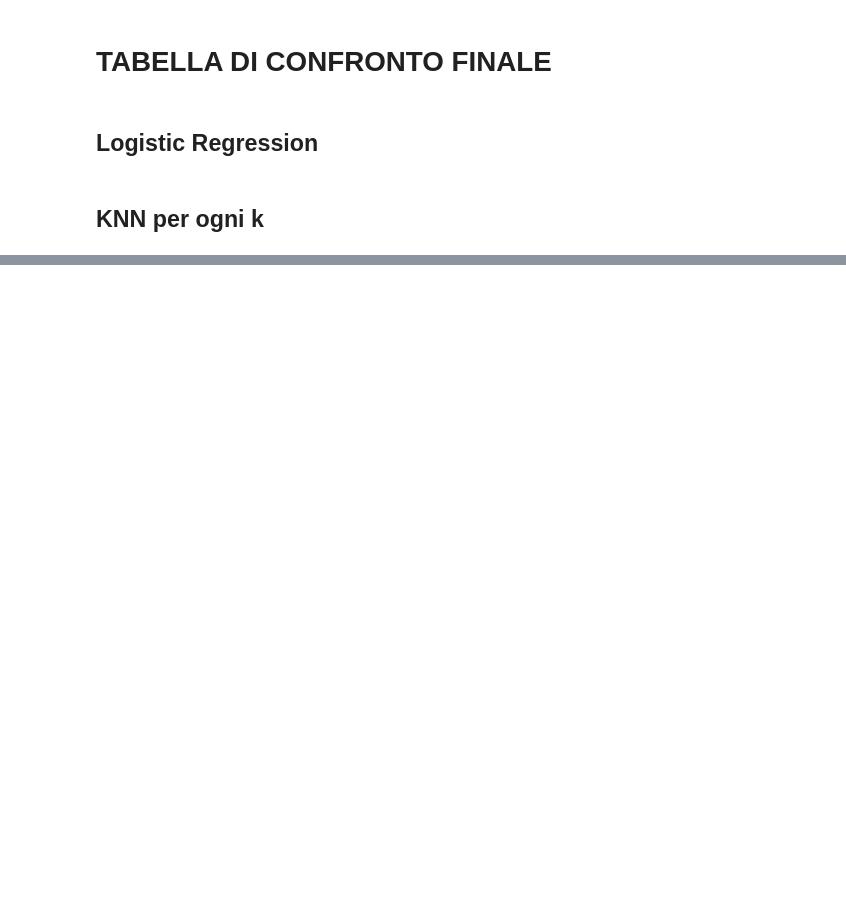
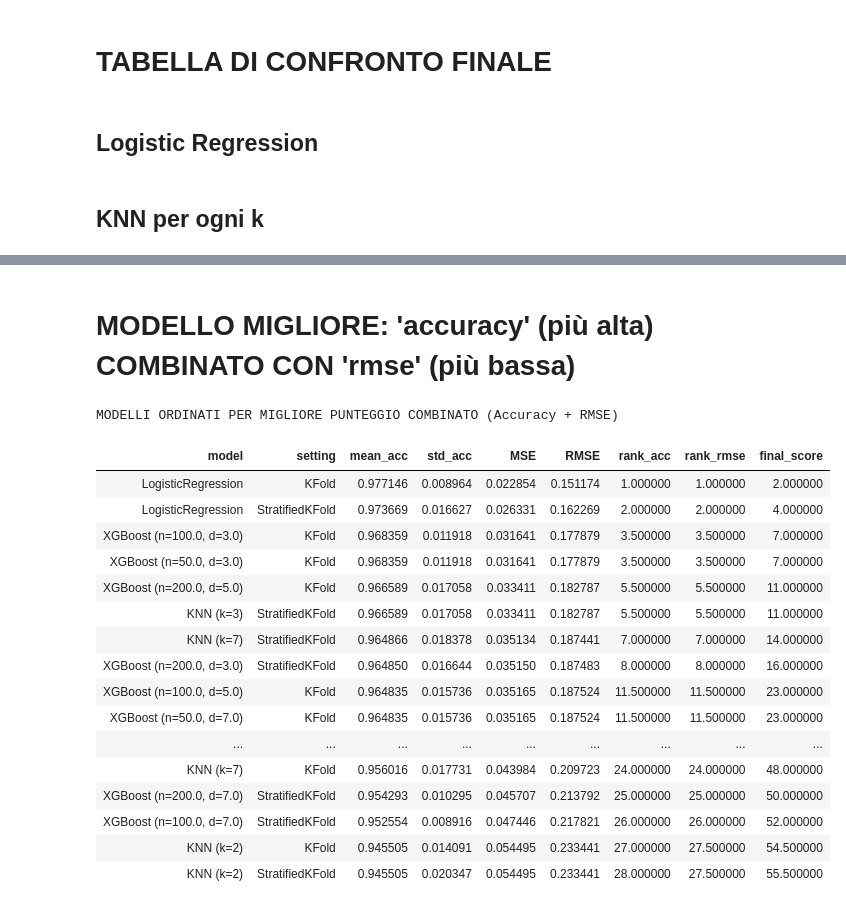
Before and after one commit to ashuraWho/Anzellotti_DepositoCorso, a Jupyter notebook: CORSO PYTHON/17. Gio 04-12 2025/Breast Cancer/analisi.ipynb, the cells around one changed output, grey strips where cells are left out. Saved outputs shown, nothing was run; the diff lists cells and outputs as text; code cells hidden in the pictures; blank space fills up the shorter version.

```diff
--- a/CORSO PYTHON/17. Gio 04-12 2025/Breast Cancer/analisi.ipynb
+++ b/CORSO PYTHON/17. Gio 04-12 2025/Breast Cancer/analisi.ipynb
@@ -296,0 +339,31 @@ Tabella confronto finale (CV)
+# %% [markdown]
+# MODELLO MIGLIORE: 'accuracy' (più alta) COMBINATO CON 'rmse' (più bassa)
+# %%
+df_summary["rank_acc"] = df_summary["mean_acc"].rank(ascending=False)
+df_summary["rank_rmse"] = df_summary["RMSE"].rank(ascending=True)
+
+df_summary["final_score"] = df_summary["rank_acc"] + df_summary["rank_rmse"]
+
+sorted_combined = df_summary.sort_values(by="final_score", ascending=True)
+
+print("MODELLI ORDINATI PER MIGLIORE PUNTEGGIO COMBINATO (Accuracy + RMSE)")
+display(sorted_combined.style.hide(axis="index"))
+# %% [output]
+MODELLI ORDINATI PER MIGLIORE PUNTEGGIO COMBINATO (Accuracy + RMSE)
+| model | setting | mean_acc | std_acc | MSE | RMSE | rank_acc | rank_rmse | final_score |
+| LogisticRegression | KFold | 0.977146 | 0.008964 | 0.022854 | 0.151174 | 1.000000 | 1.000000 | 2.000000 |
+| LogisticRegression | StratifiedKFold | 0.973669 | 0.016627 | 0.026331 | 0.162269 | 2.000000 | 2.000000 | 4.000000 |
+| XGBoost (n=100.0, d=3.0) | KFold | 0.968359 | 0.011918 | 0.031641 | 0.177879 | 3.500000 | 3.500000 | 7.000000 |
+| XGBoost (n=50.0, d=3.0) | KFold | 0.968359 | 0.011918 | 0.031641 | 0.177879 | 3.500000 | 3.500000 | 7.000000 |
+| XGBoost (n=200.0, d=5.0) | KFold | 0.966589 | 0.017058 | 0.033411 | 0.182787 | 5.500000 | 5.500000 | 11.000000 |
+| KNN (k=3) | StratifiedKFold | 0.966589 | 0.017058 | 0.033411 | 0.182787 | 5.500000 | 5.500000 | 11.000000 |
+| KNN (k=7) | StratifiedKFold | 0.964866 | 0.018378 | 0.035134 | 0.187441 | 7.000000 | 7.000000 | 14.000000 |
+| XGBoost (n=200.0, d=3.0) | StratifiedKFold | 0.964850 | 0.016644 | 0.035150 | 0.187483 | 8.000000 | 8.000000 | 16.000000 |
+| XGBoost (n=100.0, d=5.0) | KFold | 0.964835 | 0.015736 | 0.035165 | 0.187524 | 11.500000 | 11.500000 | 23.000000 |
+| XGBoost (n=50.0, d=7.0) | KFold | 0.964835 | 0.015736 | 0.035165 | 0.187524 | 11.500000 | 11.500000 | 23.000000 |
+| ... | ... | ... | ... | ... | ... | ... | ... | ... |
+| KNN (k=7) | KFold | 0.956016 | 0.017731 | 0.043984 | 0.209723 | 24.000000 | 24.000000 | 48.000000 |
+| XGBoost (n=200.0, d=7.0) | StratifiedKFold | 0.954293 | 0.010295 | 0.045707 | 0.213792 | 25.000000 | 25.000000 | 50.000000 |
+| XGBoost (n=100.0, d=7.0) | StratifiedKFold | 0.952554 | 0.008916 | 0.047446 | 0.217821 | 26.000000 | 26.000000 | 52.000000 |
+| KNN (k=2) | KFold | 0.945505 | 0.014091 | 0.054495 | 0.233441 | 27.000000 | 27.500000 | 54.500000 |
+| KNN (k=2) | StratifiedKFold | 0.945505 | 0.020347 | 0.054495 | 0.233441 | 28.000000 | 27.500000 | 55.500000 |
```
Also changed, not shown: parts of 8 cells of this notebook, 4 other files.
